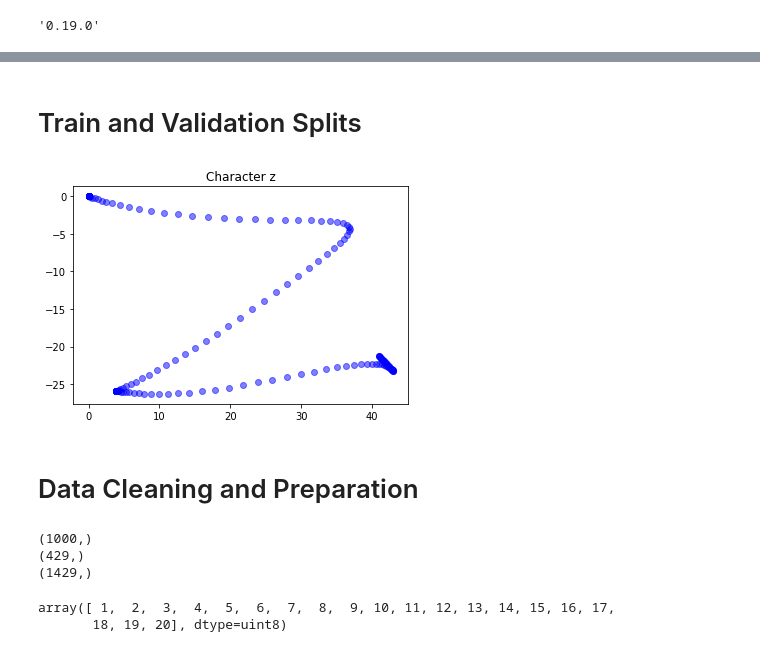
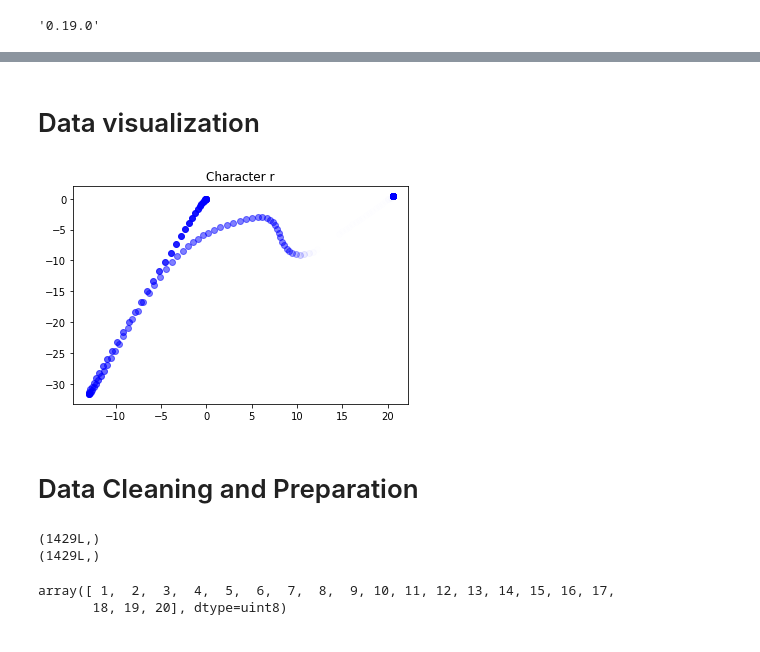
Before and after one commit to mckayryan/classifying_handwritten_letters_HMM, a Jupyter notebook: Assignment 2.ipynb, the cells around one changed output, grey strips where cells are left out. Saved outputs shown, nothing was run; the diff lists cells and outputs as text; code cells hidden in the pictures.

Commit message:
Fix some typos and bugs in the code; implement KFold cross validation for state number selection; sketch a possible model with different state numbers for each class

```diff
--- a/Assignment 2.ipynb
+++ b/Assignment 2.ipynb
@@ -36,12 +35,12 @@ trainData = sio.loadmat('./trajectories_train.mat')
 testData = sio.loadmat('./trajectories_xtest.mat')
 # %%
 # Clean up the data
-xtrain = trainData['xtrain'].reshape((1429))
-ytrain = trainData['ytrain'].reshape((1429))
-xtrain, xval, ytrain, yval = train_test_split(xtrain, ytrain, test_size=0.3, random_state=rng)
-xtest = testData['xtest'].reshape((1429))
+xtrain = trainData['xtrain'].reshape((-1, ))
+ytrain = trainData['ytrain'].reshape((-1, ))
+kf = StratifiedKFold(n_splits = 3, random_state=rng)
+xtest = testData['xtest'].reshape((-1, ))
 key = trainData['key']
-key = [item[0] for item in key.reshape((20))]
+key = [item[0] for item in key.reshape((-1, ))]
 # %%
 print(xtrain.shape)
 print(ytrain.shape)
@@ -57,25 +54,25 @@ print(xtest.shape)
-# %% [markdown]
-# Train and Validation Splits
+# %% [markdown]
+# Data visualization
 # %%
 idx = 50
 # %%
 x = xtrain[idx]
 y = ytrain[idx]
 # %%
-def plot_char(data):
+def plot_char(data, label):
     start_x = 0
     start_y = 0
     plt.plot(start_x, start_y, 'ro')
-    for vel_h, vel_v, alpha in zip(data[0,], data[1, ], 1/(1 + np.exp(-x[2, ]/np.sum(x[1, ])))):
+    for vel_h, vel_v, alpha in zip(data[0,], data[1, ], 1/(1 + np.exp(-data[2, ]/np.sum(data[1, ])))):
         start_x = start_x + vel_h
         start_y = start_y + vel_v
         plt.plot(start_x, start_y,'bo', alpha = alpha)
-    plt.title('Character ' + key[y-1])
+    plt.title('Character ' + key[label-1])
     plt.show()
 # %%
-plot_char(x)
+plot_char(x, y)
 # %% [output]
-[figure, old version]
+[figure, new version]
 # %% [markdown]
 # Data Cleaning and Preparation
 # %%
@@ -84,12 +80,10 @@ xval = np.asarray([seq.T for seq in xval])
 xtest = np.asarray([seq.T for seq in xtest])
 # %%
 print(xtrain.shape)
-print(xval.shape)
 print(xtest.shape)
 # %% [output]
-(1000,)
-(429,)
-(1429,)
+(1429L,)
+(1429L,)
 # %%
 lengths_train = list(map(lambda x: x.shape[0], xtrain))
 lengths_test = list(map(lambda x: x.shape[0], xtest))
```
Also changed, not shown: parts of 24 cells of this notebook.
